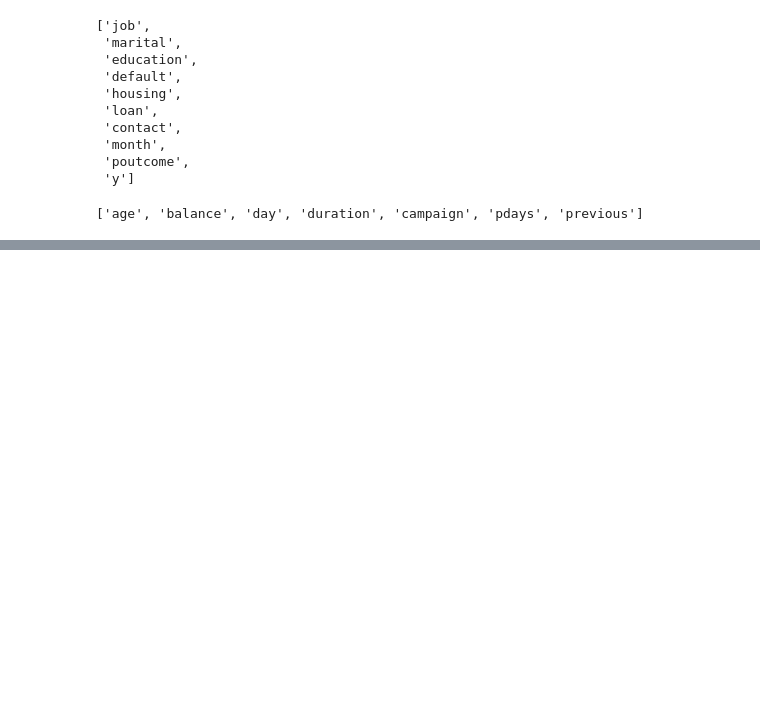
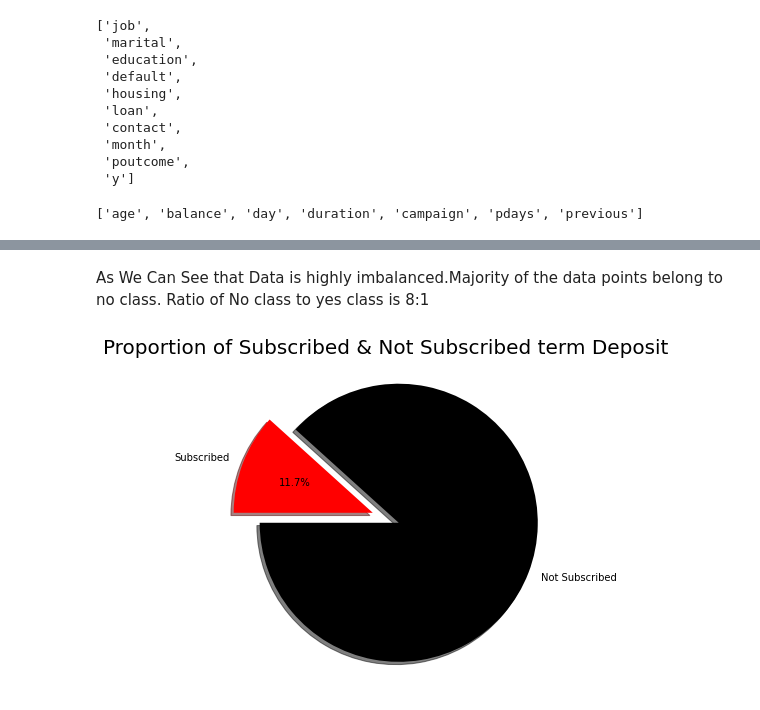
Before and after one commit to dongrepranali/Bank-Marketing-Effectiveness-Prediction, a Jupyter notebook: Bank_Marketing_Effectiveness_Prediction_Capstone_Project.ipynb, the cells around one changed output, grey strips where cells are left out. Drawn from its saved outputs; the diff is of its cells as text; code cells hidden in the pictures; blank space fills up the shorter version.

```diff
--- a/Bank_Marketing_Effectiveness_Prediction_Capstone_Project.ipynb
+++ b/Bank_Marketing_Effectiveness_Prediction_Capstone_Project.ipynb
@@ -228,0 +244,19 @@ continuous_feature
+# %% [markdown]
+As We Can See that Data is highly imbalanced.Majority of the data points belong to no class. Ratio of No class to yes class is 8:1
+# %%
+# visualize how many customers have subscribed
+
+labels = 'Not Subscribed', 'Subscribed'
+sizes = df.y.value_counts()
+colors = ['black', 'red']
+explode = (0.2, 0.0)
+plt.pie(sizes, explode=explode, labels=labels, colors=colors,
+        autopct='%1.1f%%', shadow=True, startangle=180)
+plt.axis('equal')
+plt.title("Proportion of Subscribed & Not Subscribed term Deposit",fontsize=20)
+plt.plot()
+fig=plt.gcf()
+fig.set_size_inches(6,6)
+plt.show()
+# %% [output]
+[figure, added]
```
Also changed, not shown: parts of 20 cells of this notebook.
